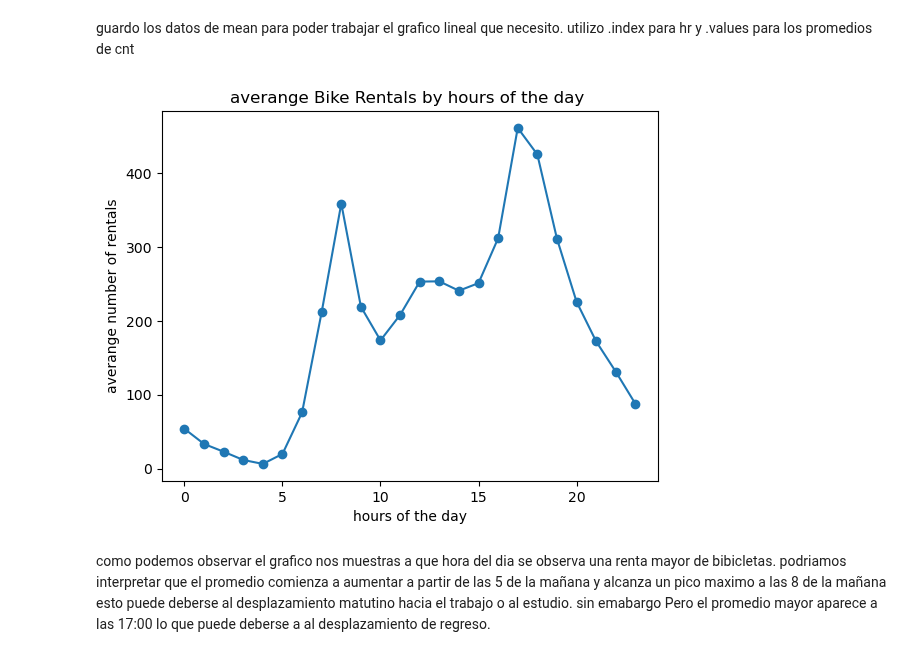
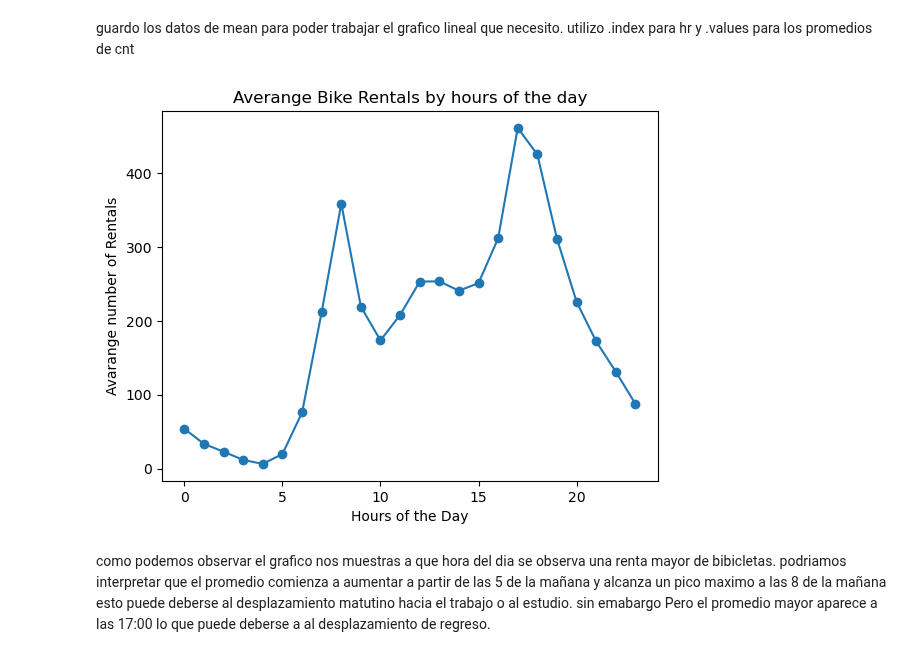
Before and after one commit to 2026491-max/Statistical---Project---26-, a Jupyter notebook: Bike Sharing.ipynb, the cells around one changed output. Drawn from its saved outputs; the diff is of its cells as text; code cells hidden in the pictures.

Commit message:
update
summery and bike sharing

```diff
--- a/Bike Sharing.ipynb
+++ b/Bike Sharing.ipynb
@@ -159,16 +159,15 @@ During the period analysed, 17:00 had the highest average number of bike rentals
 guardo los datos de mean para poder trabajar el grafico lineal que necesito. utilizo .index para hr y .values
 para los promedios de cnt
 # %%
-#definimos eje X he Y
 mean_hr = df.groupby("hr")["cnt"].mean()
 plt.plot(mean_hr.index, mean_hr.values, marker="o")
 
-plt.title("averange Bike Rentals by hours of the day ")
-plt.xlabel("hours of the day")
-plt.ylabel("averange number of rentals")
+plt.title("Averange Bike Rentals by hours of the day")
+plt.xlabel("Hours of the Day")
+plt.ylabel("Avarange number of Rentals")
 plt.show()
 # %% [output]
-[figure, old version]
+[figure, new version]
 # %% [markdown]
 como podemos observar el grafico nos muestras a que hora del dia se observa una renta mayor de bibicletas. podriamos interpretar que el promedio
 comienza a aumentar a partir de las 5 de la mañana y alcanza un pico maximo a las 8 de la mañana esto puede deberse al desplazamiento matutino hacia el trabajo o al estudio. sin emabargo Pero el promedio mayor aparece a las 17:00 lo que puede deberse a al desplazamiento de regreso.
```
Also changed, not shown: 4 other files.
